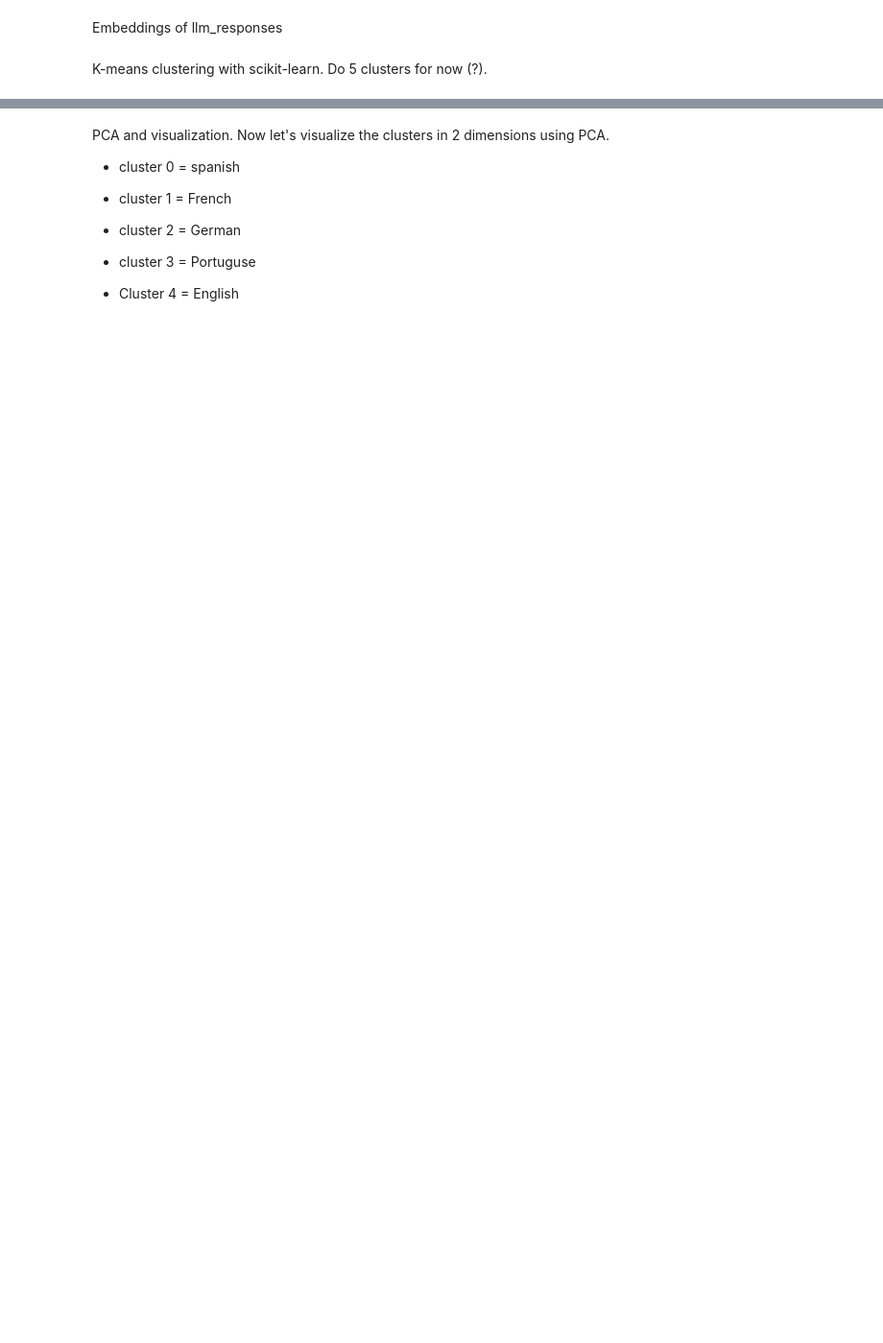
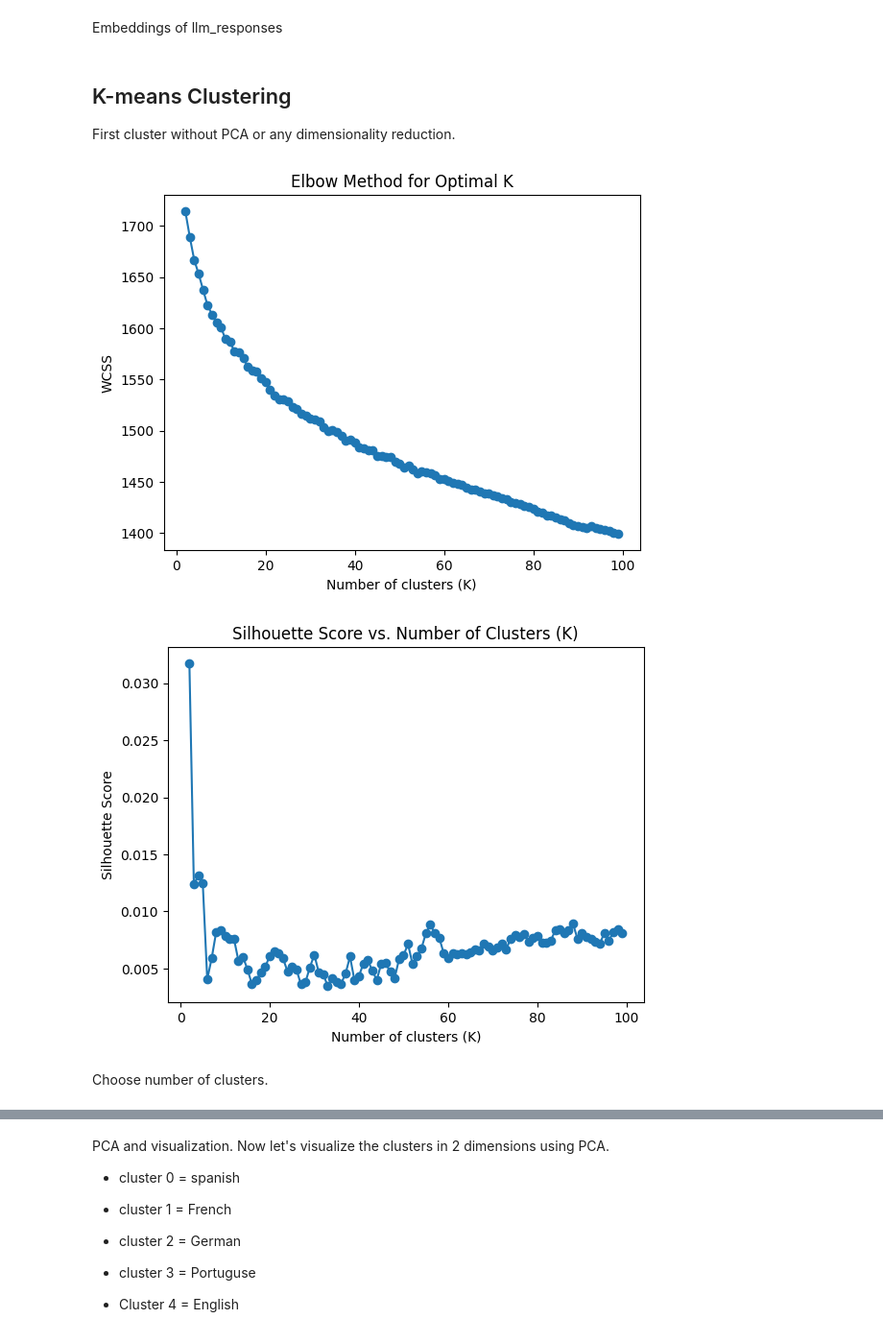
Before and after one commit to kerrlya/servicenow-clinic, a Jupyter notebook: basic_clustering.ipynb, the cells around one changed output, grey strips where cells are left out. Shown at 96% size. Saved outputs shown, nothing was run; the diff lists cells and outputs as text; code cells hidden in the pictures; blank space fills up the shorter version.

```diff
--- a/basic_clustering.ipynb
+++ b/basic_clustering.ipynb
@@ -73,7 +71,9 @@ from sklearn.cluster import KMeans
 import matplotlib.pyplot as plt
 import pandas as pd
 # %%
-df = pd.read_csv("helpdesk_customer_tickets.csv")
+df = pd.read_csv("../IMDB.csv")#"helpdesk_customer_tickets.csv")
+text_col = "review"
+label_col = 'sentiment'
 # %% [markdown]
 just english for now
 # %%
@@ -84,8 +93,48 @@ llm_responses = df["answer"]
 Embeddings of llm_responses
 # %%
 embeddings = embedding_model.encode(llm_responses.tolist(), convert_to_tensor=False)
-# %% [markdown]
-K-means clustering with scikit-learn. Do 5 clusters for now (?).
+# %% [markdown]
+## K-means Clustering
+
+First cluster without PCA or any dimensionality reduction.
+# %%
+from sklearn.cluster import KMeans
+import matplotlib.pyplot as plt
+from sklearn.metrics import silhouette_score
+# determine good number of clusters
+# Initialize variables
+wcss = []
+silhouette_scores = []
+upper_bound_k = 100
+# Calculate WCSS for each K
+for k in range(2, upper_bound_k):  # Choosing range from 1 to 10 for demonstration
+    # wcss
+    kmeans = KMeans(n_clusters=k, random_state=0)
+    kmeans.fit(embeddings)  # Assuming X is your dataset
+    wcss.append(kmeans.inertia_)
+
+    labels = kmeans.fit_predict(embeddings)
+    score = silhouette_score(embeddings, labels)
+    silhouette_scores.append(score)
+
+# Plot the WCSS values
+plt.plot(range(2, upper_bound_k), wcss, marker='o')
+plt.title('Elbow Method for Optimal K')
+plt.xlabel('Number of clusters (K)')
+plt.ylabel('WCSS')
+plt.show()
+
+# Plot silhouette scores to find optimal K
+plt.plot(range(2, upper_bound_k), silhouette_scores, marker='o')
+plt.title('Silhouette Score vs. Number of Clusters (K)')
+plt.xlabel('Number of clusters (K)')
+plt.ylabel('Silhouette Score')
+plt.show()
+# %% [output]
+[figure, added]
+[figure, added]
+# %% [markdown]
+Choose number of clusters.
 # %%
 num_clusters = 5  # Define the number of clusters you want
 kmeans = KMeans(n_clusters=num_clusters, random_state=42)
```
Also changed, not shown: parts of 26 cells of this notebook.
